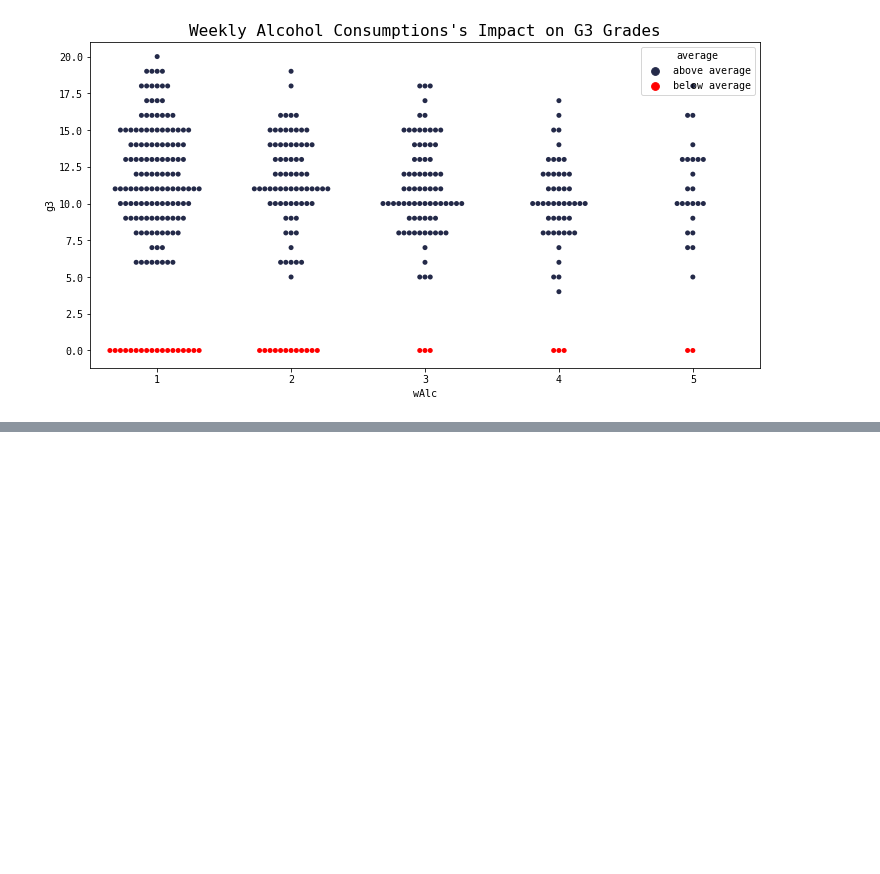
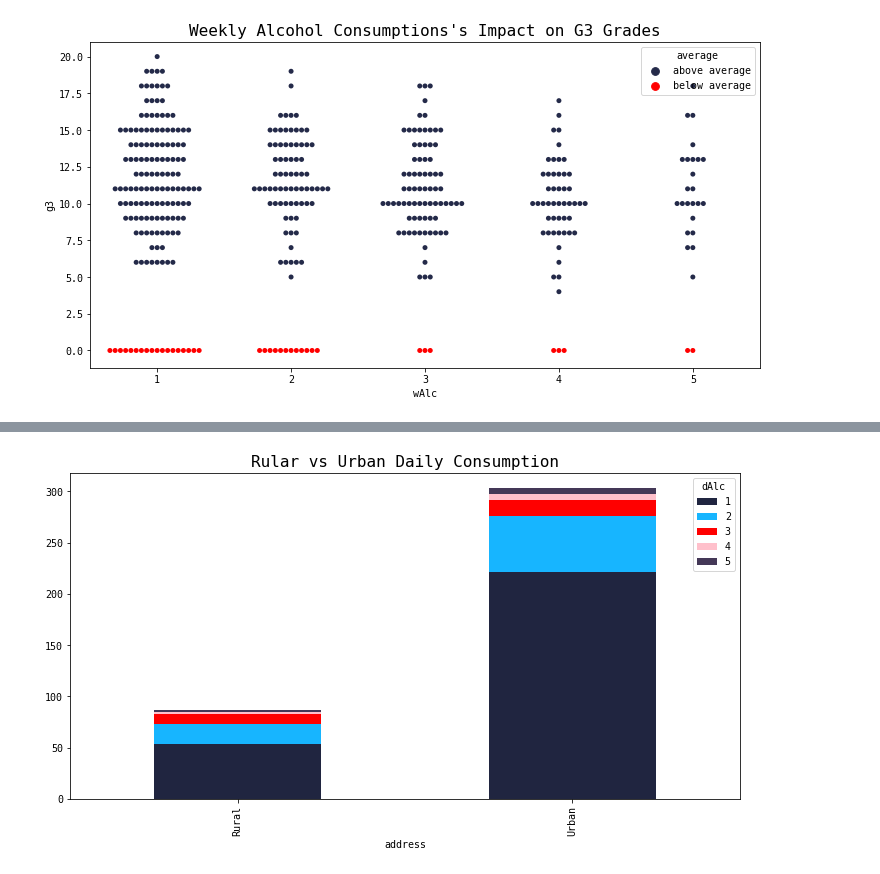
Before and after one commit to qu4ku/datasets-analysis, a Jupyter notebook: 007-student-alcohol-consumption.ipynb, the cells around one changed output, grey strips where cells are left out. Saved outputs shown, nothing was run; the diff lists cells and outputs as text; code cells hidden in the pictures; blank space fills up the shorter version.

```diff
--- a/007-student-alcohol-consumption.ipynb
+++ b/007-student-alcohol-consumption.ipynb
@@ -497,0 +504,6 @@ plt.title("Weekly Alcohol Consumptions's Impact on G3 Grades");
+# %%
+pd.crosstab(df.address, df.dAlc).plot.bar(stacked=True, color=colors)
+plt.xticks([0, 1], ['Rural', 'Urban'])
+plt.title('Rular vs Urban Daily Consumption');
+# %% [output]
+[figure, added]
```
Also changed, not shown: parts of 1 cell of this notebook.
